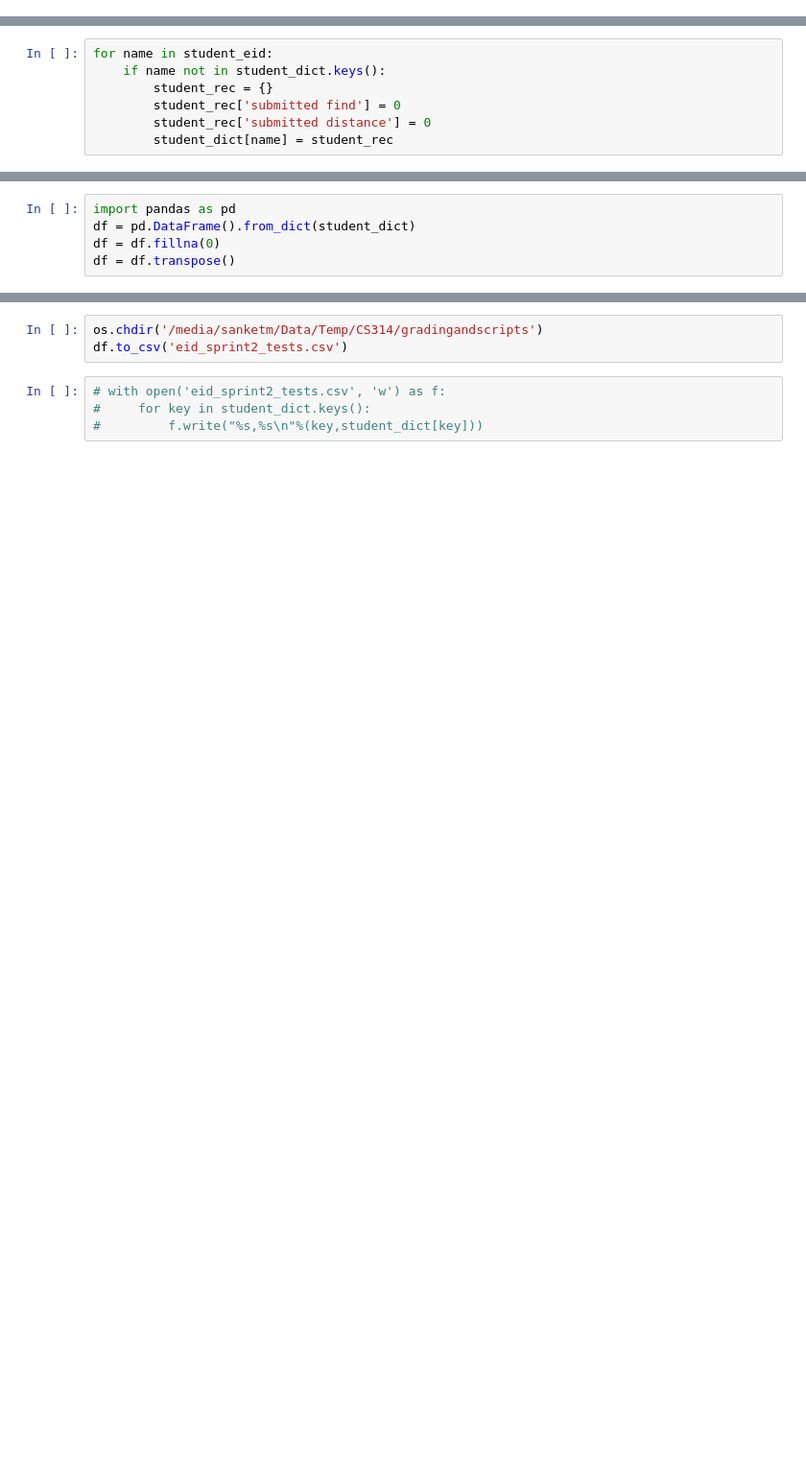
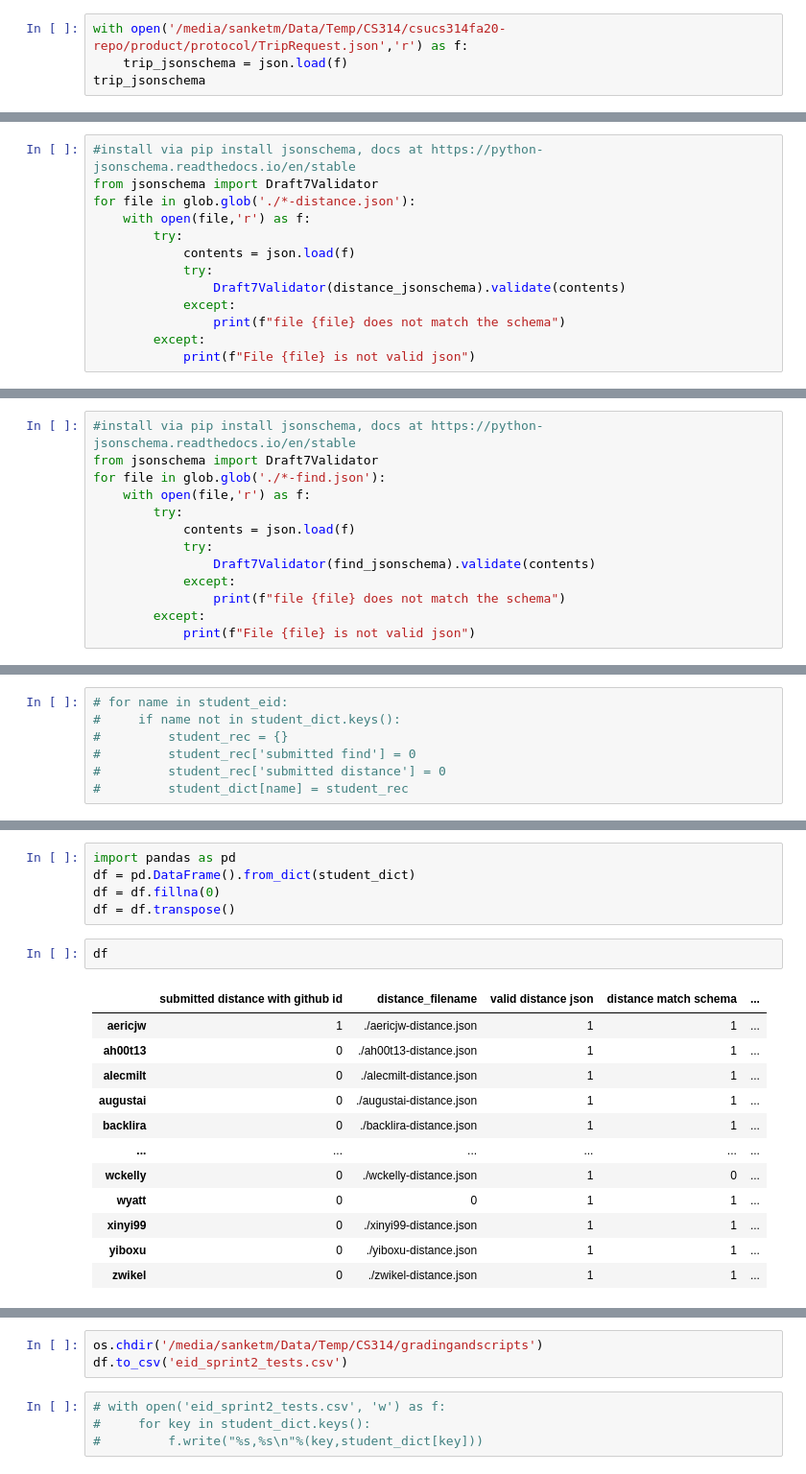
Before and after one commit to mehrotrasan16/CS314_Automation_Scripts, a Jupyter notebook: Json-Test-Validations.ipynb, the cells around one changed output, grey strips where cells are left out. Shown at 96% size. Cells and saved outputs as stored; diff of their text form; blank space fills up the shorter version.

Commit message:
Added JSON Schema validation python notebook

```diff
--- a/Json-Test-Validations.ipynb
+++ b/Json-Test-Validations.ipynb
@@ -111,0 +134,4 @@ zwikel has find
+# %%
+with open('/media/sanketm/Data/Temp/CS314/csucs314fa20-repo/product/protocol/TripRequest.json','r') as f:
+    trip_jsonschema = json.load(f)
+trip_jsonschema
@@ -111,0 +166,13 @@ zwikel has find
+# %%
+#install via pip install jsonschema, docs at https://python-jsonschema.readthedocs.io/en/stable
+from jsonschema import Draft7Validator
+for file in glob.glob('./*-distance.json'):
+    with open(file,'r') as f:
+        try:
+            contents = json.load(f)
+            try:
+                Draft7Validator(distance_jsonschema).validate(contents)
+            except:
+                print(f"file {file} does not match the schema")
+        except:
+            print(f"File {file} is not valid json")
@@ -111,0 +192,13 @@ zwikel has find
+# %%
+#install via pip install jsonschema, docs at https://python-jsonschema.readthedocs.io/en/stable
+from jsonschema import Draft7Validator
+for file in glob.glob('./*-find.json'):
+    with open(file,'r') as f:
+        try:
+            contents = json.load(f)
+            try:
+                Draft7Validator(find_jsonschema).validate(contents)
+            except:
+                print(f"file {file} does not match the schema")
+        except:
+            print(f"File {file} is not valid json")
@@ -112,7 +373,7 @@ zwikel has find
 # %%
-for name in student_eid:
-    if name not in student_dict.keys():
-        student_rec = {}
-        student_rec['submitted find'] = 0
-        student_rec['submitted distance'] = 0
-        student_dict[name] = student_rec
+# for name in student_eid:
+#     if name not in student_dict.keys():
+#         student_rec = {}
+#         student_rec['submitted find'] = 0
+#         student_rec['submitted distance'] = 0
+#         student_dict[name] = student_rec
@@ -137,3 +398,18 @@ import pandas as pd
 df = pd.DataFrame().from_dict(student_dict)
 df = df.fillna(0)
 df = df.transpose()
+# %%
+df
+# %% [output]
+|  | submitted distance with github id | distance_filename | valid distance json | distance match schema | ... |
+| aericjw | 1 | ./aericjw-distance.json | 1 | 1 | ... |
+| ah00t13 | 0 | ./ah00t13-distance.json | 1 | 1 | ... |
+| alecmilt | 0 | ./alecmilt-distance.json | 1 | 1 | ... |
+| augustai | 0 | ./augustai-distance.json | 1 | 1 | ... |
+| backlira | 0 | ./backlira-distance.json | 1 | 1 | ... |
+| ... | ... | ... | ... | ... | ... |
+| wckelly | 0 | ./wckelly-distance.json | 1 | 0 | ... |
+| wyatt | 0 | 0 | 1 | 1 | ... |
+| xinyi99 | 0 | ./xinyi99-distance.json | 1 | 1 | ... |
+| yiboxu | 0 | ./yiboxu-distance.json | 1 | 1 | ... |
+| zwikel | 0 | ./zwikel-distance.json | 1 | 1 | ... |
```
Also changed, not shown: parts of 40 cells of this notebook.
